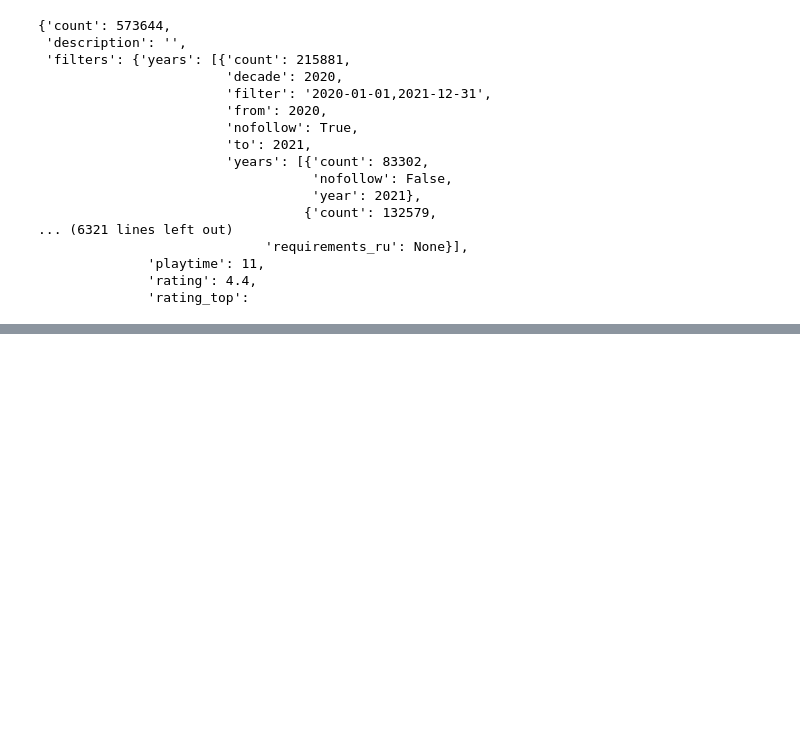
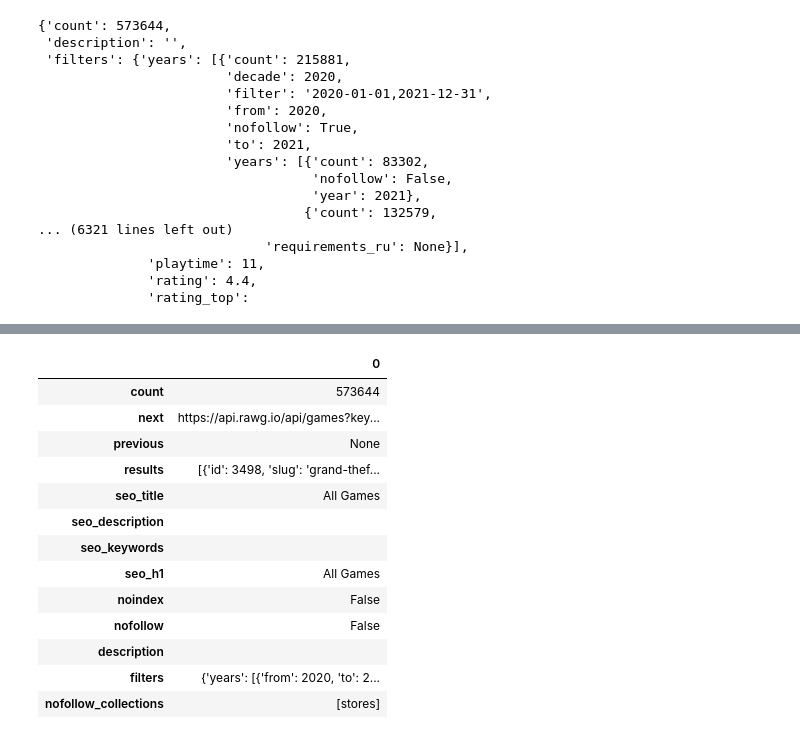
Before and after one commit to dalismo/api_call_of_duty_etl, a Jupyter notebook: extracting_rawg_api_data.ipynb, the cells around one changed output, grey strips where cells are left out. Cells and saved outputs as stored; diff of their text form; code cells hidden in the pictures; blank space fills up the shorter version.

```diff
--- a/extracting_rawg_api_data.ipynb
+++ b/extracting_rawg_api_data.ipynb
@@ -53,0 +62,21 @@ NameError: name 'json' is not defined
+# %%
+# = "Resources/rawg_data.json"
+# videogame_data_df = pd.read_json(json_path)
+# videogame_data_df.head()
+videogame_data_df = pd.DataFrame.from_dict(response, orient='index')
+videogame_data_df.head(50)
+# %% [output]
+|  | 0 |
+| count | 573644 |
+| next | https://api.rawg.io/api/games?key... |
+| previous | None |
+| results | [{'id': 3498, 'slug': 'grand-thef... |
+| seo_title | All Games |
+| seo_description |  |
+| seo_keywords |  |
+| seo_h1 | All Games |
+| noindex | False |
+| nofollow | False |
+| description |  |
+| filters | {'years': [{'from': 2020, 'to': 2... |
+| nofollow_collections | [stores] |
```
Also changed, not shown: parts of 7 cells of this notebook, 2 other files.
